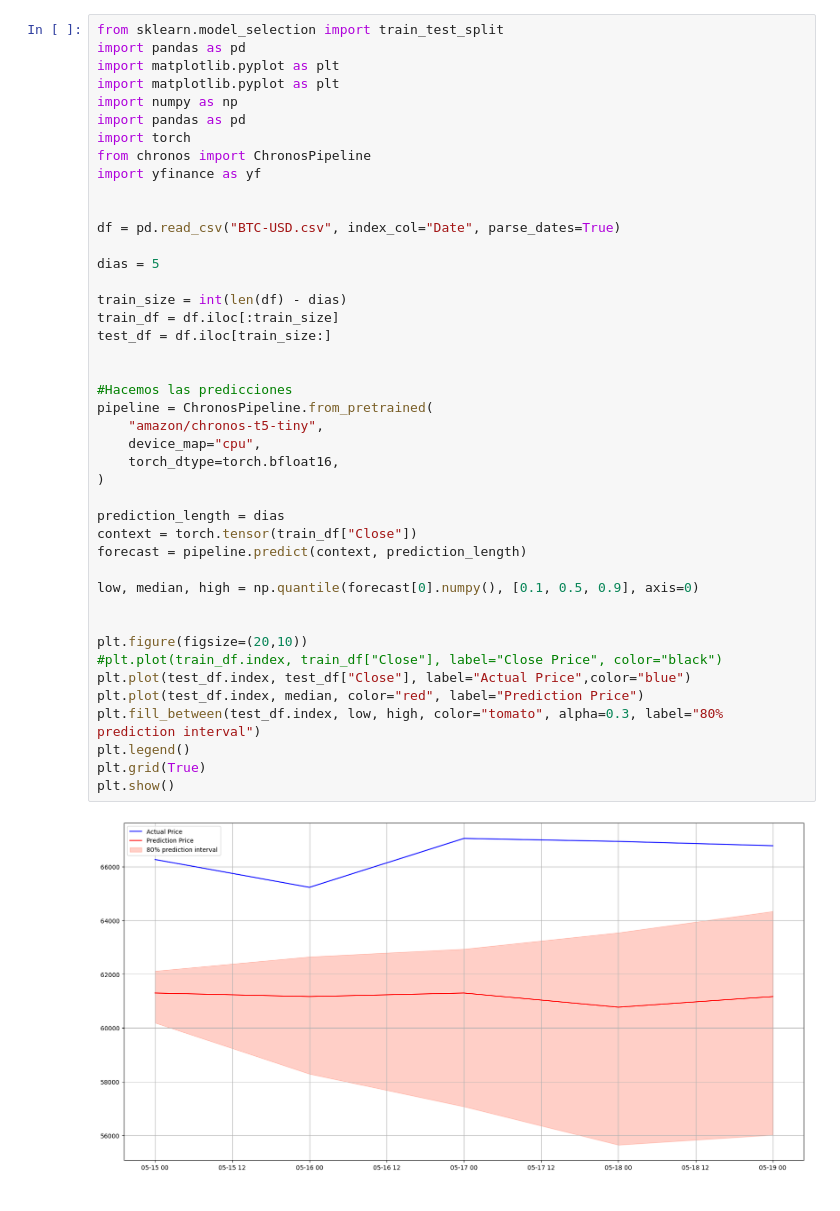
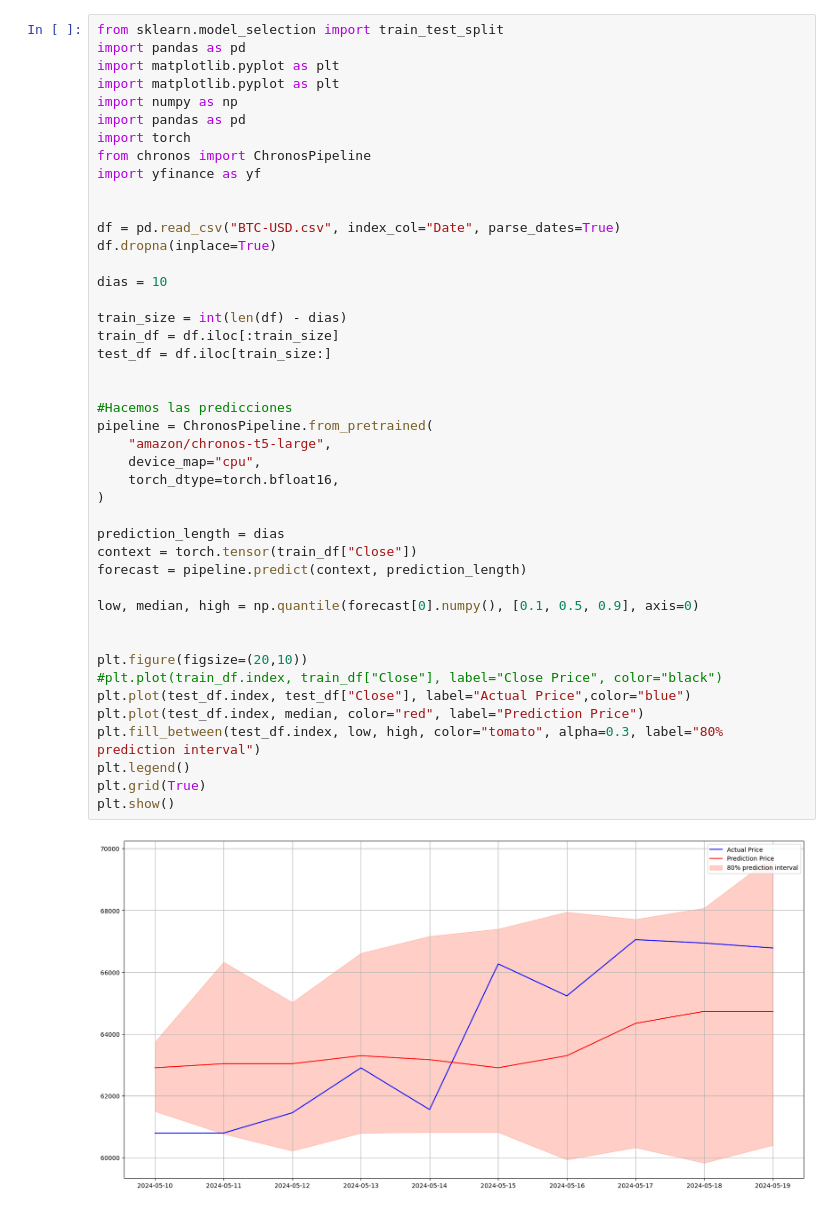
Before and after one commit to Ivo196/Price-Forecasting-Chronos-T5, a Jupyter notebook: test1.ipynb, the cells around one changed output. Cells and saved outputs as stored; diff of their text form.

```diff
--- a/test1.ipynb
+++ b/test1.ipynb
@@ -45,35 +11,36 @@ import yfinance as yf
 
 
 df = pd.read_csv("BTC-USD.csv", index_col="Date", parse_dates=True)
+df.dropna(inplace=True)
 
-dias = 5
+dias = 10
 
 train_size = int(len(df) - dias)
 train_df = df.iloc[:train_size]
 test_df = df.iloc[train_size:]
 
 
 #Hacemos las predicciones
 pipeline = ChronosPipeline.from_pretrained(
-    "amazon/chronos-t5-tiny",
+    "amazon/chronos-t5-large",
     device_map="cpu",
     torch_dtype=torch.bfloat16,
 )
 
 prediction_length = dias
 context = torch.tensor(train_df["Close"])
 forecast = pipeline.predict(context, prediction_length)
 
 low, median, high = np.quantile(forecast[0].numpy(), [0.1, 0.5, 0.9], axis=0)
 
 
 plt.figure(figsize=(20,10))
 #plt.plot(train_df.index, train_df["Close"], label="Close Price", color="black")
 plt.plot(test_df.index, test_df["Close"], label="Actual Price",color="blue")
 plt.plot(test_df.index, median, color="red", label="Prediction Price")
 plt.fill_between(test_df.index, low, high, color="tomato", alpha=0.3, label="80% prediction interval")
 plt.legend()
 plt.grid(True)
 plt.show()
 # %% [output]
-[figure, old version]
+[figure, new version]
```
Also changed, not shown: parts of 2 cells of this notebook.
